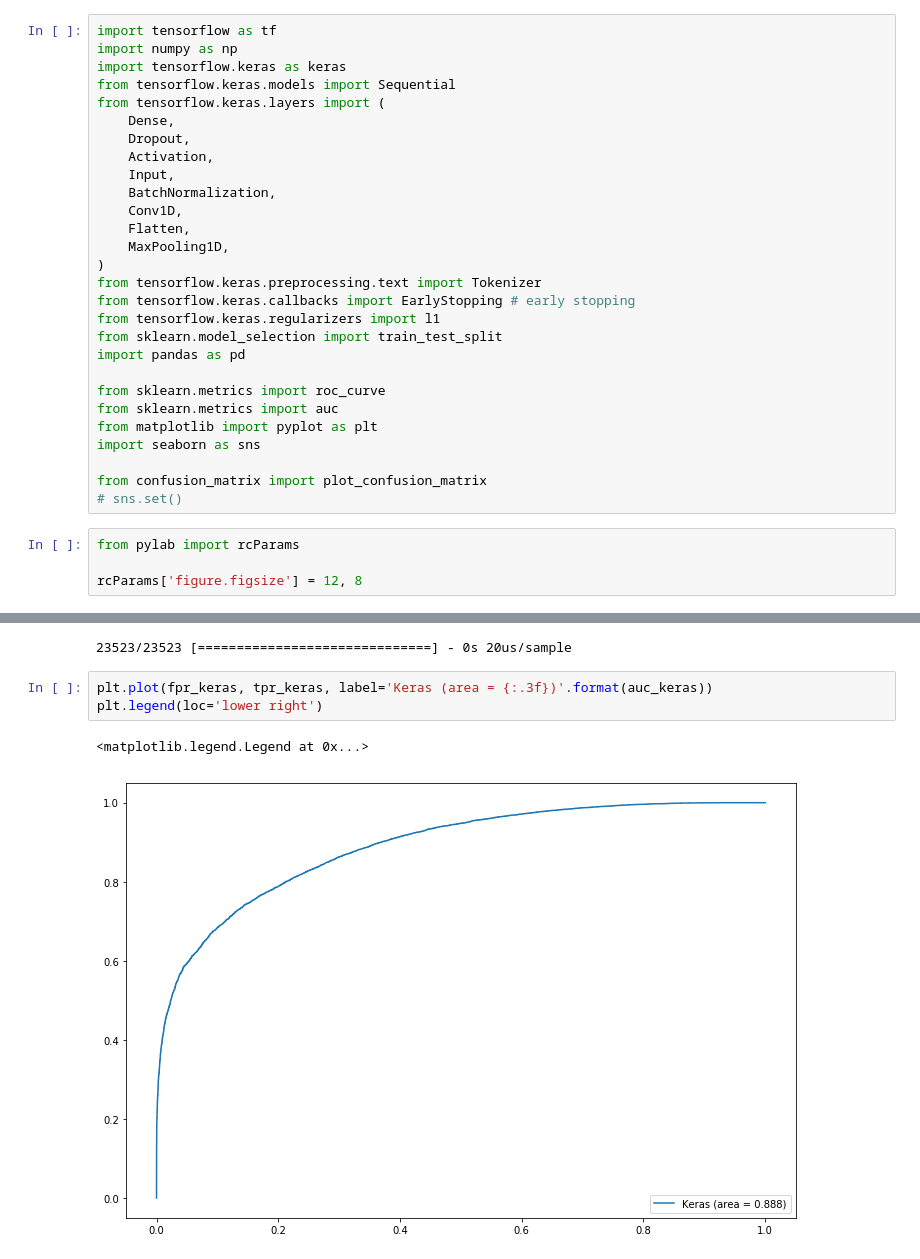
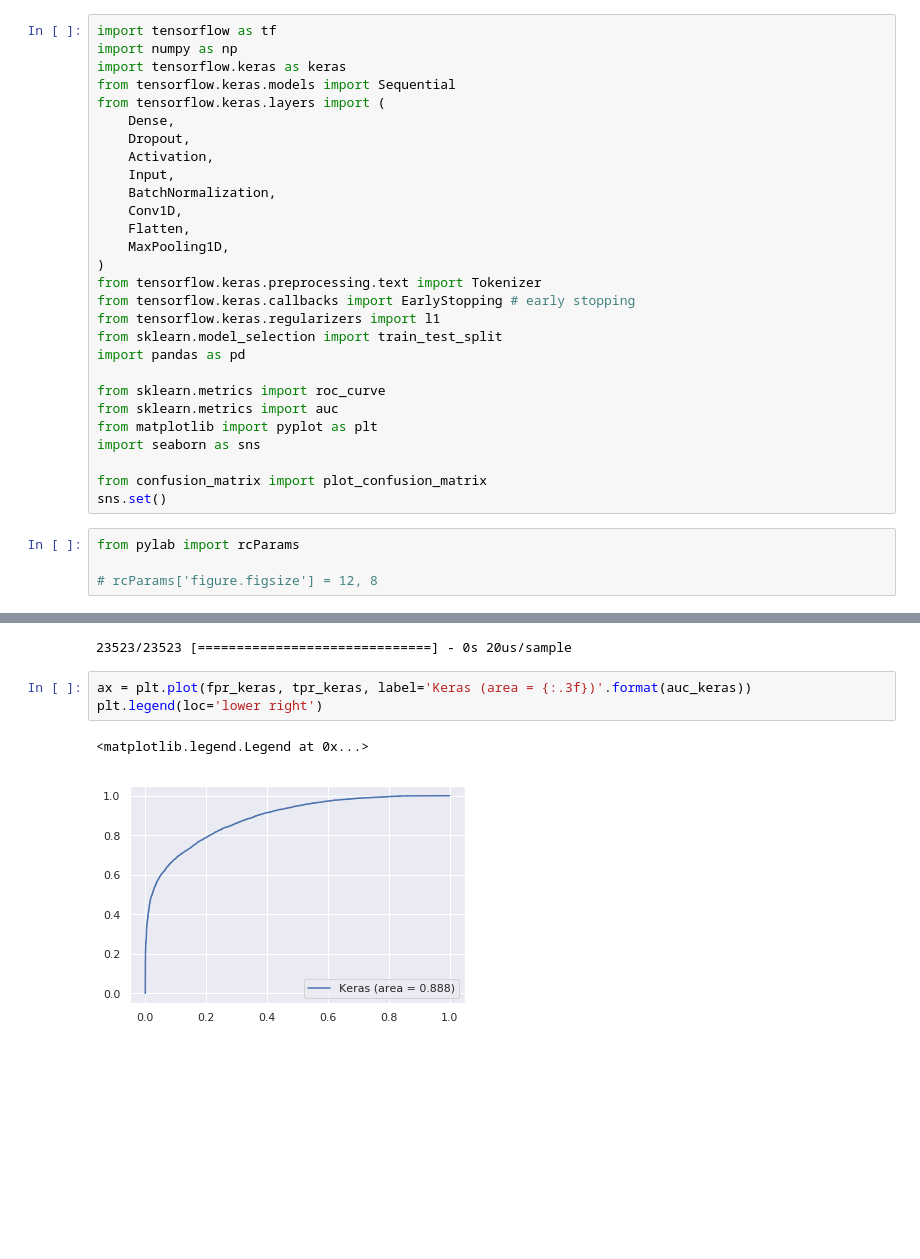
Before and after one commit to AlexShein/DeepLearning, a Jupyter notebook: mRNA_vs_Shuffled.ipynb, the cells around one changed output, grey strips where cells are left out. Drawn from its saved outputs; the diff is of its cells as text; blank space fills up the shorter version.

```diff
--- a/mRNA_vs_Shuffled.ipynb
+++ b/mRNA_vs_Shuffled.ipynb
@@ -25,11 +25,11 @@ from matplotlib import pyplot as plt
 import seaborn as sns
 
 from confusion_matrix import plot_confusion_matrix
-# sns.set()
+sns.set()
 # %%
 from pylab import rcParams
 
-rcParams['figure.figsize'] = 12, 8
+# rcParams['figure.figsize'] = 12, 8
 # %%
 RANDOM_SEED = 333
 np.random.seed(RANDOM_SEED)
@@ -213,8 +213,8 @@ auc_keras = auc(fpr_keras, tpr_keras)
 # %% [output]
 23523/23523 [==============================] - 0s 20us/sample
 # %%
-plt.plot(fpr_keras, tpr_keras, label='Keras (area = {:.3f})'.format(auc_keras))
+ax = plt.plot(fpr_keras, tpr_keras, label='Keras (area = {:.3f})'.format(auc_keras))
 plt.legend(loc='lower right')
 # %% [output]
 <matplotlib.legend.Legend at 0x...>
-[figure, old version]
+[figure, new version]
```
Also changed, not shown: parts of 5 cells of this notebook, 1 other file.
